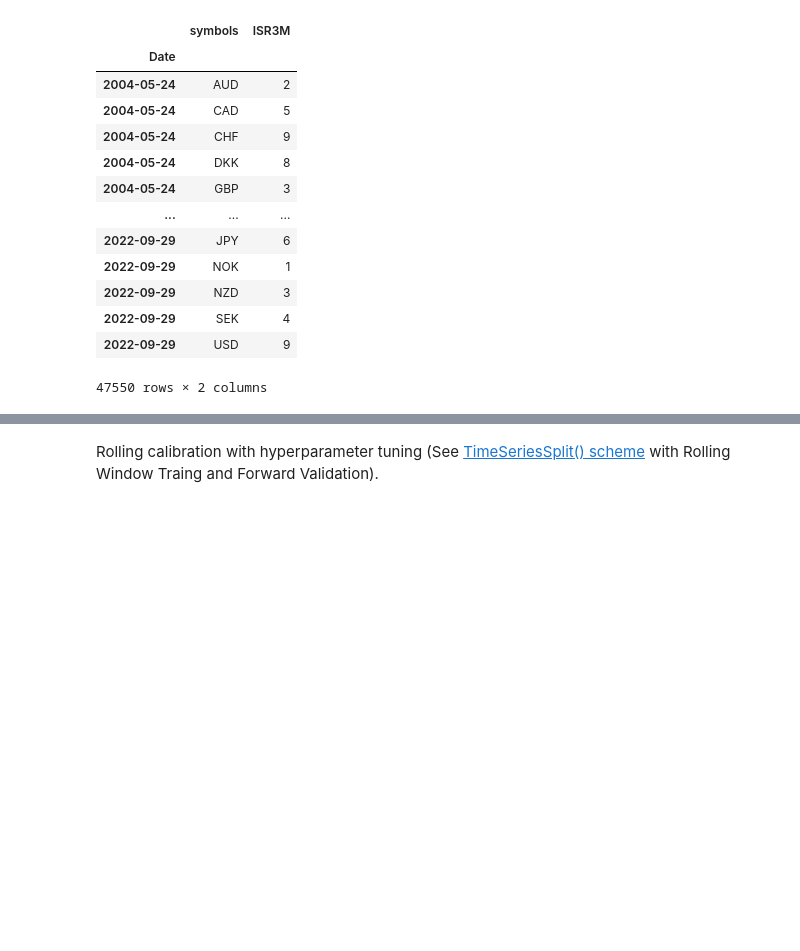
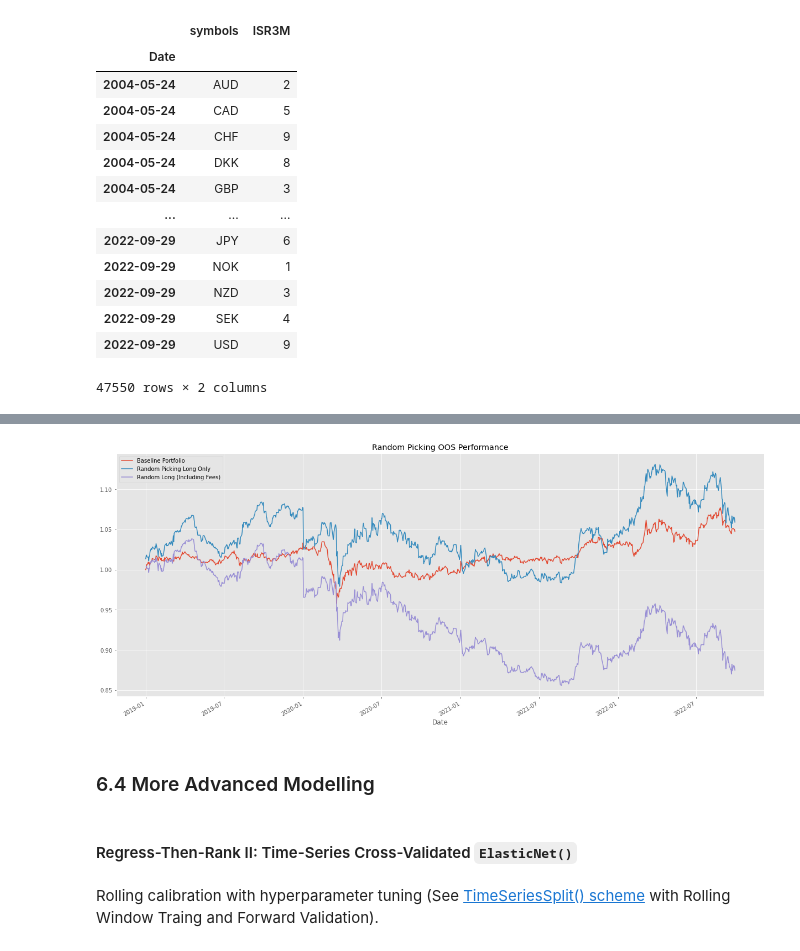
Before and after one commit to falken1983/fx_letor, a Jupyter notebook: regress_then_rank.ipynb, the cells around one changed output, grey strips where cells are left out. Drawn from its saved outputs; the diff is of its cells as text; code cells hidden in the pictures; blank space fills up the shorter version.

Commit message:
Update RtR and gitignore
RtR analyses with baseline LR and MLP strategies. Comparison with Random Currency Picking with Transaction Costs Estimates

```diff
--- a/regress_then_rank.ipynb
+++ b/regress_then_rank.ipynb
@@ -1267,0 +1058,7 @@ sys        module    <module 'sys' (built-in)>
+# %%
+rankers_tidy = pd.merge(
+    ranker_accuracy.reset_index(),
+    random_picking_tidy.reset_index(),
+    on=["Date","symbols"]
+)
+rankers_tidy.head()
@@ -1267,0 +1114,2 @@ sys        module    <module 'sys' (built-in)>
+# %%
+rnd_best_curr = (random_picking_wide==10).shift(1)
@@ -1267,0 +1133,6 @@ sys        module    <module 'sys' (built-in)>
+# %%
+random_portfolio_choice = rankers_tidy.query("random_rank==10")[["Date","symbols"]]
+# %%
+random_portfolio_choice["symbols_1"] = random_portfolio_choice["symbols"].shift(1)
+random_portfolio_choice["trade_signal"] = (random_portfolio_choice["symbols"]!=random_portfolio_choice["symbols_1"]).astype("int").shift(1)
+random_portfolio_choice.set_index("Date",inplace=True)
@@ -1268,3 +1156,24 @@ sys        module    <module 'sys' (built-in)>
+# %%
+plt.style.use("ggplot")
+
+(1+fx_rates.pct_change()[best_curr.index[0]:].mean(axis=1,skipna=True)).rename("Baseline Portfolio").cumprod().plot(
+    figsize=(21,9),
+    legend=True,
+    title="Random Picking OOS Performance"
+    )
+
+(1+fx_rates.pct_change()[best_curr.index[0]:][rnd_best_curr].mean(axis=1,skipna=True)).rename("Random Picking Long Only").cumprod().plot(legend=True)
+(1+fx_rates.pct_change()[best_curr.index[0]:][rnd_best_curr].mean(axis=1,skipna=True)-0.02/100*random_portfolio_choice["trade_signal"]).rename(
+    "Random Long (Including Fees)"
+    ).cumprod().plot(legend=True);
+
+#plt.semilogy();
+# %% [output]
+[figure, added]
+# %% [markdown]
+### 6.4 More Advanced Modelling
+# %% [markdown]
+#### Regress-Then-Rank II: Time-Series Cross-Validated `ElasticNet()`
 # %% [markdown]
 Rolling calibration with hyperparameter tuning (See [TimeSeriesSplit() scheme](./TimeSeriesSplit_demo.ipynb) with Rolling Window Traing and Forward Validation).
 # %%
```
Also changed, not shown: parts of 50 cells of this notebook, 2 other files.
